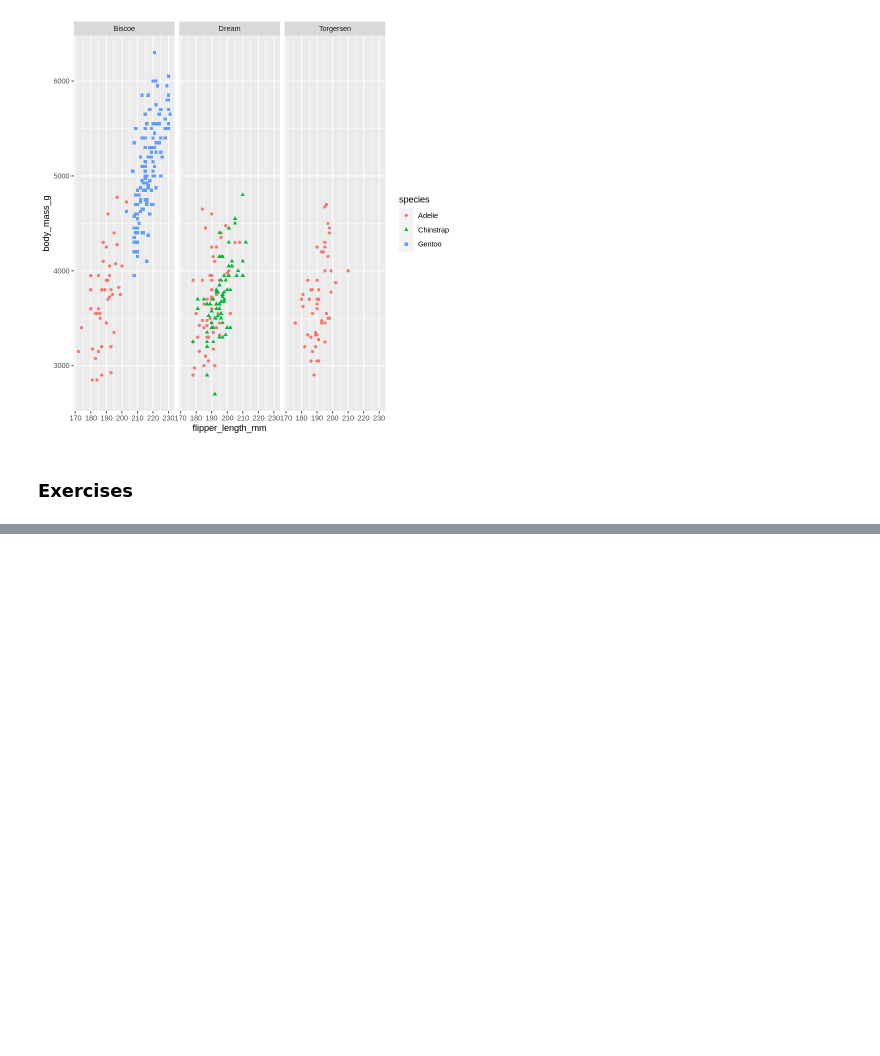
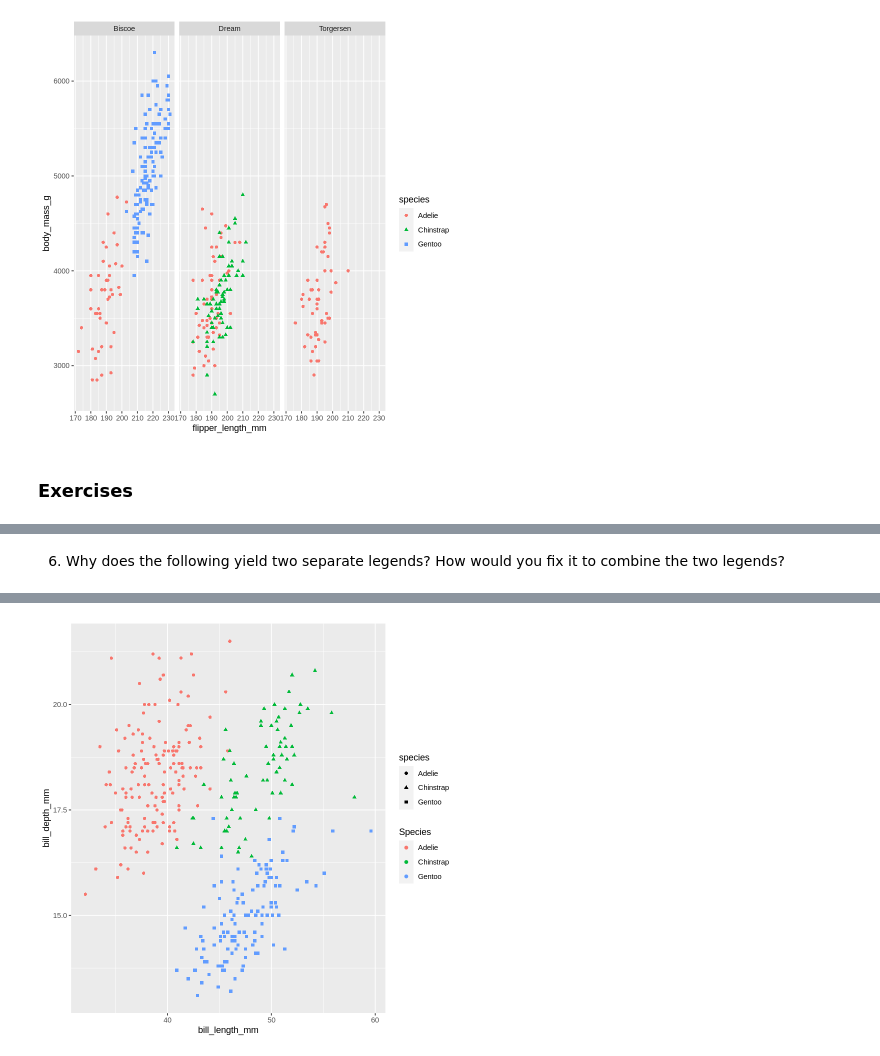
Before and after one commit to khuongduying/dataviz, a Jupyter notebook: DataViz_1.ipynb, the cells around one changed output, grey strips where cells are left out. Cells and saved outputs as stored; diff of their text form; code cells hidden in the pictures; blank space fills up the shorter version.

```diff
--- a/DataViz_1.ipynb
+++ b/DataViz_1.ipynb
@@ -546,0 +629,13 @@ Warning message:
+# %% [markdown]
+6. Why does the following yield two separate legends? How would you fix it to combine the two legends?
+# %%
+ggplot(
+  data = penguins,
+  mapping = aes(
+    x = bill_length_mm, y = bill_depth_mm,
+    color = species, shape = species
+  )
+) +
+  geom_point() +
+  labs(color = "Species")
+# %% [output]
@@ -546,0 +644 @@ Warning message:
+[figure, added]
```
Also changed, not shown: parts of 19 cells of this notebook.
